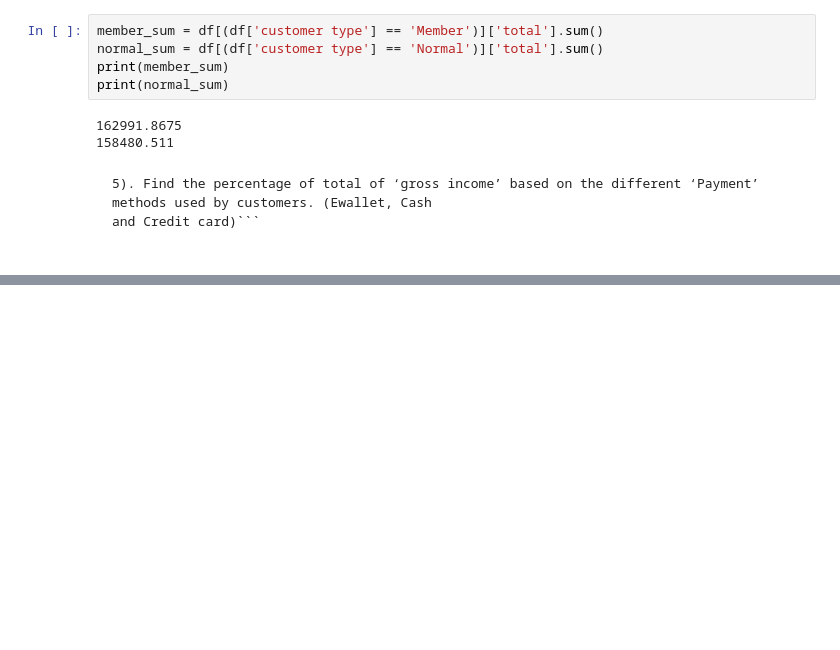
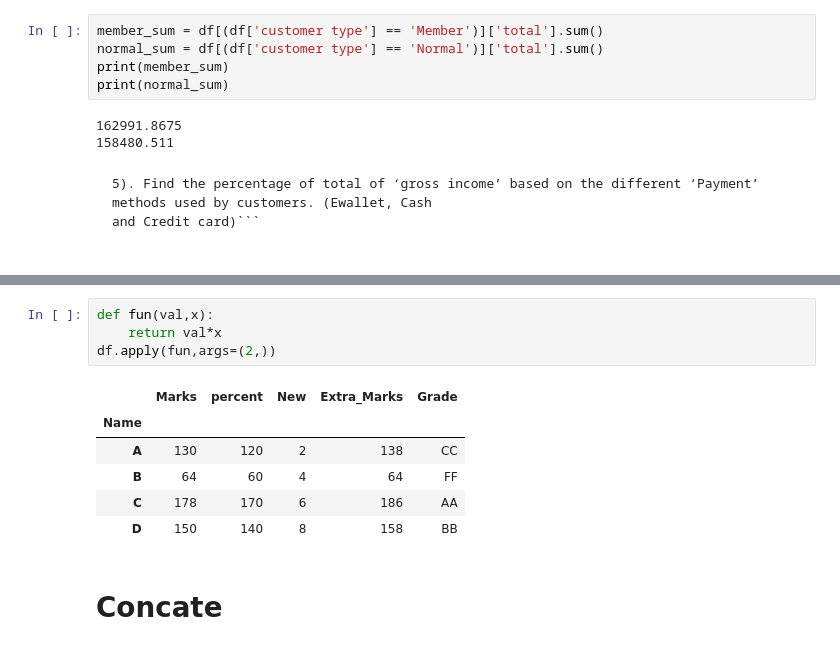
Before and after one commit to meet-senjaliya/Pythone_Jp, a Jupyter notebook: Untitled.ipynb, the cells around one changed output, grey strips where cells are left out. Cells and saved outputs as stored; diff of their text form; blank space fills up the shorter version.

```diff
--- a/Untitled.ipynb
+++ b/Untitled.ipynb
@@ -288,0 +563,13 @@ memory usage: 148.6+ KB
+# %%
+def fun(val,x):
+    return val*x
+df.apply(fun,args=(2,))
+# %% [output]
+|  | Marks | percent | New | Extra_Marks | Grade |
+| Name |  |  |  |  |  |
+| A | 130 | 120 | 2 | 138 | CC |
+| B | 64 | 60 | 4 | 64 | FF |
+| C | 178 | 170 | 6 | 186 | AA |
+| D | 150 | 140 | 8 | 158 | BB |
+# %% [markdown]
+# Concate
```
Also changed, not shown: parts of 47 cells of this notebook.
